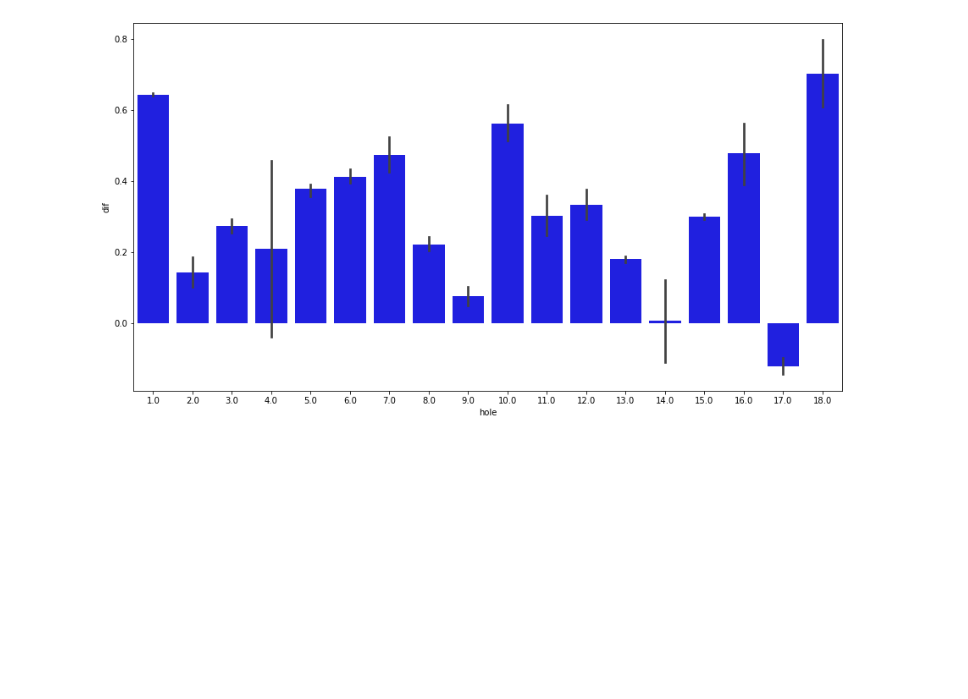
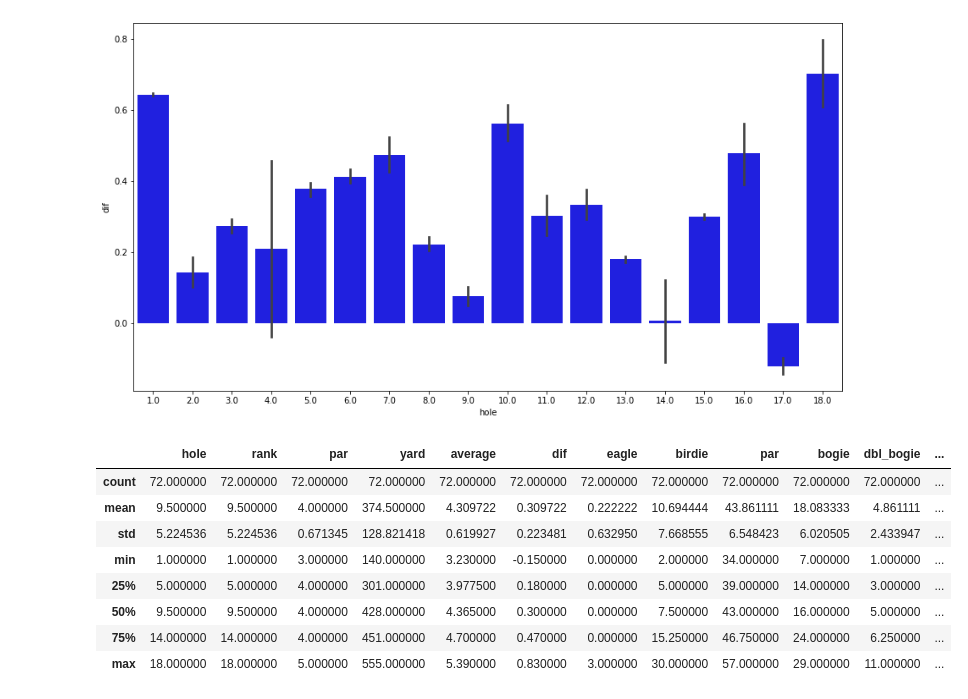
Before and after one commit to richesinrr0/bscGolf, a Jupyter notebook: scrape2019.ipynb, the cells around one changed output. Saved outputs shown, nothing was run; the diff lists cells and outputs as text; code cells hidden in the pictures; blank space fills up the shorter version.

```diff
--- a/scrape2019.ipynb
+++ b/scrape2019.ipynb
@@ -124,3 +168,15 @@ sns.barplot(x=df.hole , y=df.dif, color='blue')
 # %% [output]
 <AxesSubplot:xlabel='hole', ylabel='dif'>
 [figure]
+# %%
+df.describe()
+# %% [output]
+|  | hole | rank | par | yard | average | dif | eagle | birdie | par | bogie | dbl_bogie | ... |
+| count | 72.000000 | 72.000000 | 72.000000 | 72.000000 | 72.000000 | 72.000000 | 72.000000 | 72.000000 | 72.000000 | 72.000000 | 72.000000 | ... |
+| mean | 9.500000 | 9.500000 | 4.000000 | 374.500000 | 4.309722 | 0.309722 | 0.222222 | 10.694444 | 43.861111 | 18.083333 | 4.861111 | ... |
+| std | 5.224536 | 5.224536 | 0.671345 | 128.821418 | 0.619927 | 0.223481 | 0.632950 | 7.668555 | 6.548423 | 6.020505 | 2.433947 | ... |
+| min | 1.000000 | 1.000000 | 3.000000 | 140.000000 | 3.230000 | -0.150000 | 0.000000 | 2.000000 | 34.000000 | 7.000000 | 1.000000 | ... |
+| 25% | 5.000000 | 5.000000 | 4.000000 | 301.000000 | 3.977500 | 0.180000 | 0.000000 | 5.000000 | 39.000000 | 14.000000 | 3.000000 | ... |
+| 50% | 9.500000 | 9.500000 | 4.000000 | 428.000000 | 4.365000 | 0.300000 | 0.000000 | 7.500000 | 43.000000 | 16.000000 | 5.000000 | ... |
+| 75% | 14.000000 | 14.000000 | 4.000000 | 451.000000 | 4.700000 | 0.470000 | 0.000000 | 15.250000 | 46.750000 | 24.000000 | 6.250000 | ... |
+| max | 18.000000 | 18.000000 | 5.000000 | 555.000000 | 5.390000 | 0.830000 | 3.000000 | 30.000000 | 57.000000 | 29.000000 | 11.000000 | ... |
```
Also changed, not shown: parts of 6 cells of this notebook, 6 other files.
